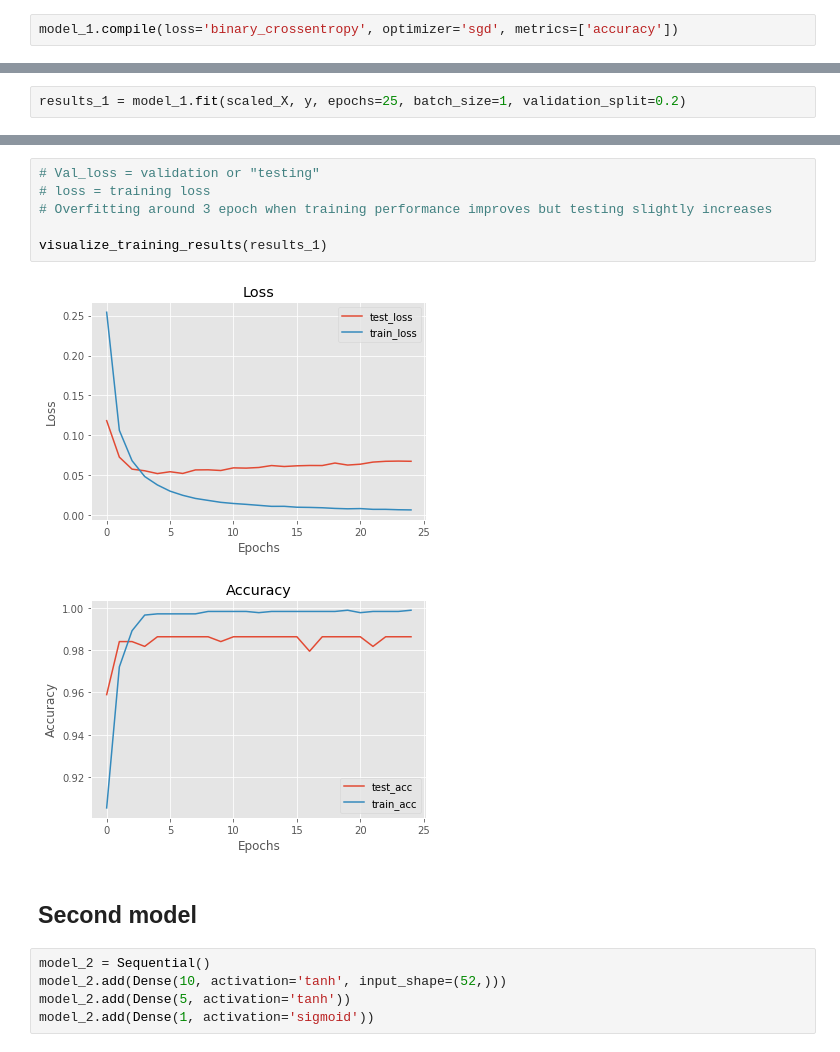
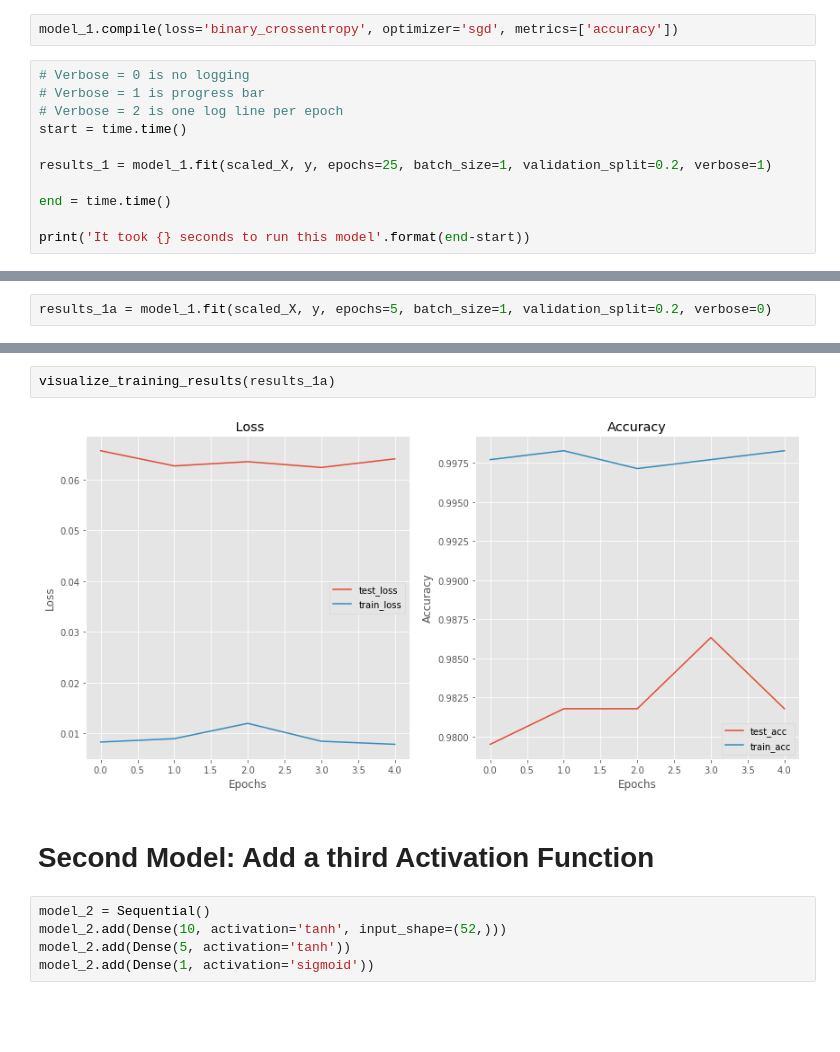
Before and after one commit to AnnikaNoren/dsc-capstone-project-v2-online-ds-pt-071519, a Jupyter notebook: neural_network_model_coffee_reviews.ipynb, the cells around one changed output, grey strips where cells are left out. Drawn from its saved outputs; the diff is of its cells as text; blank space fills up the shorter version.

```diff
--- a/neural_network_model_coffee_reviews.ipynb
+++ b/neural_network_model_coffee_reviews.ipynb
@@ -98,3 +150,14 @@ model_1.add(Dense(5, activation='tanh', input_shape=(52,)))
 model_1.add(Dense(1, activation='sigmoid'))
 # %%
 model_1.compile(loss='binary_crossentropy', optimizer='sgd', metrics=['accuracy'])
+# %%
+# Verbose = 0 is no logging
+# Verbose = 1 is progress bar
+# Verbose = 2 is one log line per epoch
+start = time.time()
+
+results_1 = model_1.fit(scaled_X, y, epochs=25, batch_size=1, validation_split=0.2, verbose=1)
+
+end = time.time()
+
+print('It took {} seconds to run this model'.format(end-start))
@@ -101,2 +192,2 @@ model_1.compile(loss='binary_crossentropy', optimizer='sgd', metrics=['accuracy'
 # %%
-results_1 = model_1.fit(scaled_X, y, epochs=25, batch_size=1, validation_split=0.2)
+results_1a = model_1.fit(scaled_X, y, epochs=5, batch_size=1, validation_split=0.2, verbose=0)
@@ -141,14 +194,9 @@ def visualize_training_results(results):
-# %%
-# Val_loss = validation or "testing"
-# loss = training loss
-# Overfitting around 3 epoch when training performance improves but testing slightly increases
-
-visualize_training_results(results_1)
-# %% [output]
-[figure, removed]
-[figure, removed]
-# %% [markdown]
-## Second model
+# %%
+visualize_training_results(results_1a)
+# %% [output]
+[figure, added]
+# %% [markdown]
+# Second Model: Add a third Activation Function
 # %%
 model_2 = Sequential()
 model_2.add(Dense(10, activation='tanh', input_shape=(52,)))
```
Also changed, not shown: parts of 30 cells of this notebook.
